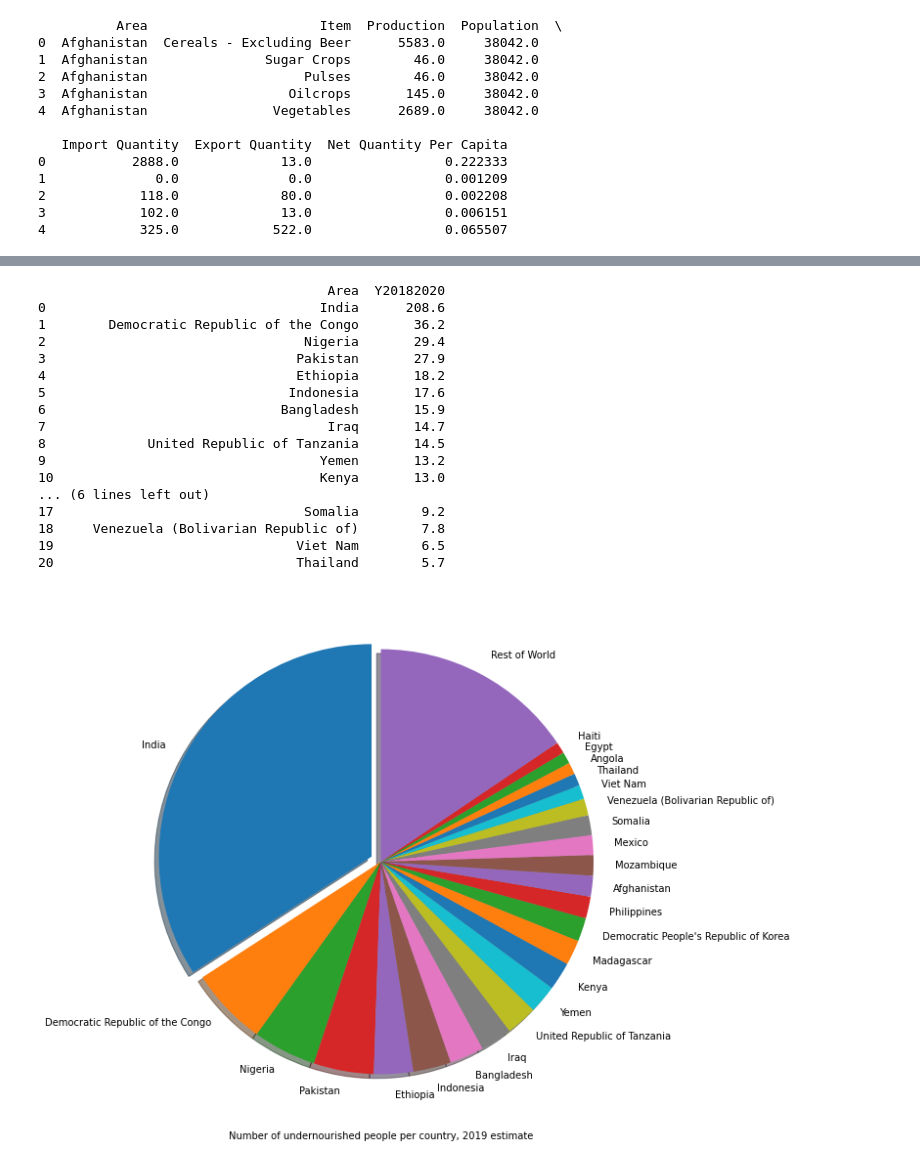
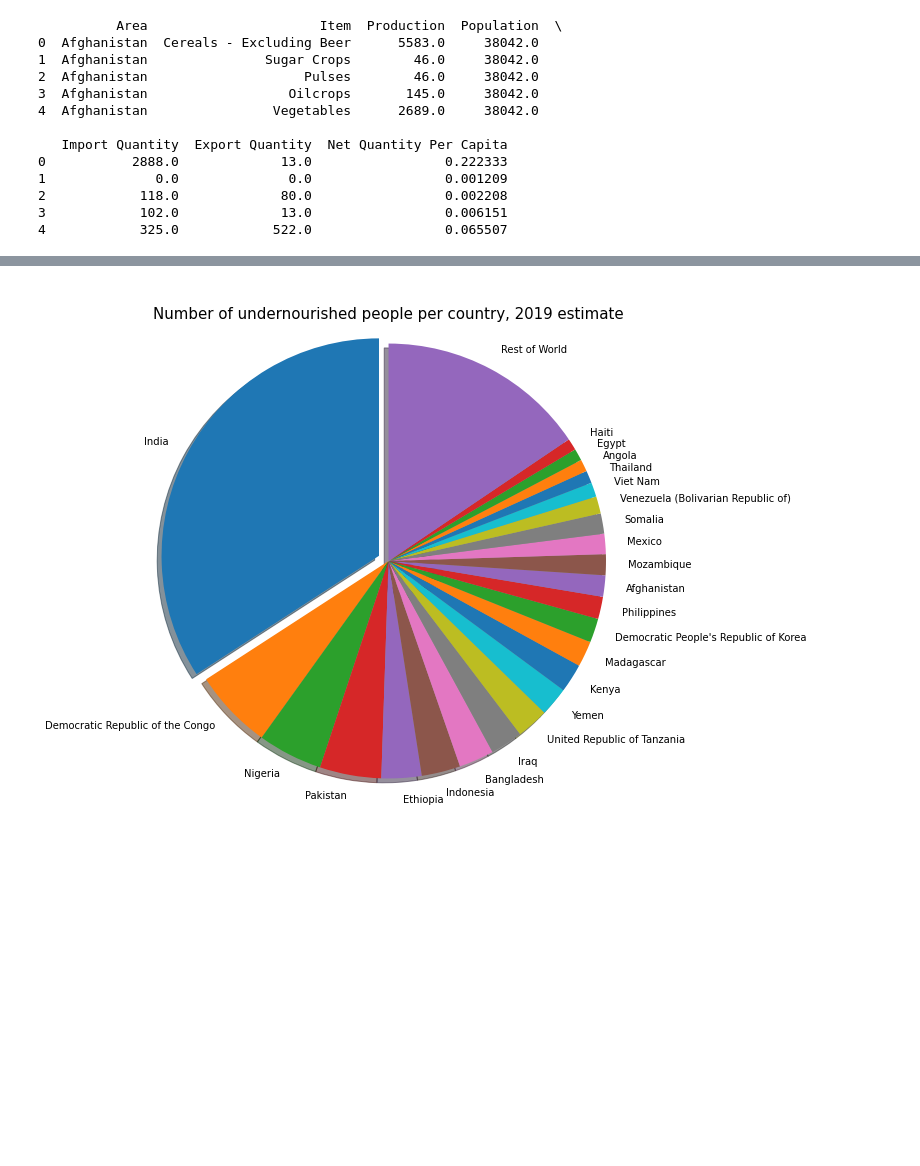
Before and after one commit to nitinjain96/food-security, a Jupyter notebook: exp/Exp001_playing_around_agriculture_production_data.ipynb, the cells around one changed output, grey strips where cells are left out. Saved outputs shown, nothing was run; the diff lists cells and outputs as text; code cells hidden in the pictures; blank space fills up the shorter version.

```diff
--- a/exp/Exp001_playing_around_agriculture_production_data.ipynb
+++ b/exp/Exp001_playing_around_agriculture_production_data.ipynb
@@ -275,7 +291,9 @@ exp_subdata.rename(columns={"Y2019": "Export Quantity"}, inplace=True)
 food_balances_data = prod_subdata.merge(imp_subdata, copy=False)
 food_balances_data = food_balances_data.merge(exp_subdata, copy=False)
 # %%
-food_balances_data["Net Quantity Per Capita"] = (food_balances_data["Production"] + food_balances_data["Import Quantity"] - food_balances_data["Export Quantity"])/food_balances_data["Population"]
+food_balances_data["Net Quantity Per Capita"] = (
+    food_balances_data["Production"] + food_balances_data["Import Quantity"] - food_balances_data["Export Quantity"]
+)/food_balances_data["Population"]
 print(food_balances_data.head())
 # %% [output]
           Area                      Item  Production  Population  \
@@ -294,10 +312,14 @@ print(food_balances_data.head())
 # %%
 # calculating India's rank wrt food available per capita, and finding countries neighbouring it
 def get_india_ranking_neighbours(prod_resource):
-    selected_resource_data = food_balances_data[food_balances_data['Item'] == prod_resource].reset_index(drop=True)
+    selected_resource_data = food_balances_data[
+        food_balances_data['Item'] == prod_resource
+    ].reset_index(drop=True)
     selected_resource_data["Ranking"] = selected_resource_data["Net Quantity Per Capita"].rank(ascending=False)
     india_rank = int(selected_resource_data.loc[selected_resource_data["Area"] == "India"]["Ranking"])
-    range_df = selected_resource_data[(selected_resource_data["Ranking"] >= india_rank-3) & (selected_resource_data["Ranking"] <= india_rank+3)]
+    range_df = selected_resource_data[
+        (selected_resource_data["Ranking"] >= india_rank-3)
+        & (selected_resource_data["Ranking"] <= india_rank+3)]
     return list(range_df["Area"])
 
 # cereals
@@ -334,4 +356,6 @@ comparison_countries
 # %%
 food_insecurity_data_all = pd.read_csv("../data/Food_Security_Data_E_All_Data_NOFLAG.csv", encoding = "ISO-8859-1")
-print(food_insecurity_data_all.head(10))
-food_insecurity_data = food_insecurity_data_all[food_insecurity_data_all["Item"] == "Prevalence of moderate or severe food insecurity in the total population (percent) (3-year average)"]
+# print(food_insecurity_data_all.head(10))
+food_insecurity_data = food_insecurity_data_all[
+    food_insecurity_data_all["Item"] == "Prevalence of moderate or severe food insecurity in the total population (percent) (3-year average)"
+]
@@ -356,6 +362,8 @@ food_insecurity_data = food_insecurity_data_all[food_insecurity_data_all["Item"]
 # %%
 food_insecurity_data = food_insecurity_data[["Area", "Y20182020"]]
-food_insecurity_data = food_insecurity_data[food_insecurity_data["Area"].isin(comparison_countries)]
+food_insecurity_data = food_insecurity_data[
+    food_insecurity_data["Area"].isin(comparison_countries)
+]
 food_insecurity_data["Y20182020"] = pd.to_numeric(food_insecurity_data["Y20182020"], downcast = "float")
 
 # calculating value for India
@@ -384,52 +399,47 @@ plt.show()
 # %%
 pd.options.mode.chained_assignment = None
 
-undernourished_df = food_insecurity_data_all[food_insecurity_data_all["Item"] == "Number of people undernourished (million) (3-year average)"]
+undernourished_df = food_insecurity_data_all[
+    food_insecurity_data_all["Item"] == "Number of people undernourished (million) (3-year average)"
+]
 undernourished_df.replace("<0.1", "0", inplace=True)
 undernourished_df["Y20182020"] = pd.to_numeric(undernourished_df["Y20182020"])
 
 #calculating for India
 india_undernourished = 269.5 - 60.9
 undernourished_df = undernourished_df[undernourished_df["Area Code"] < 400]
 undernourished_df = undernourished_df[["Area", "Y20182020"]]
 
 # concatenating other countries into a 'Rest of World' row
 undernourished_df.loc[undernourished_df["Area"] == "India", "Y20182020"] = india_undernourished
 undernourished_df.dropna(inplace=True)
 undernourished_df_refined = undernourished_df.nlargest(24, "Y20182020")
 top_undernourished = list(undernourished_df_refined["Area"])
 undernourished_rest = undernourished_df[~undernourished_df["Area"].isin(top_undernourished)]["Y20182020"].sum()
-undernourished_df_refined = undernourished_df_refined.append({"Area": "Rest of World", "Y20182020": undernourished_rest}, ignore_index=True)
+undernourished_df_refined = undernourished_df_refined.append(
+    {"Area": "Rest of World", "Y20182020": undernourished_rest},
+    ignore_index=True
+)
 
 # plotting
 fig = plt.figure(figsize = (10,10))
 explode_arr = []
 for country in undernourished_df_refined["Area"]:
     if country == "India":
         explode_arr.append(0.05)
     else:
         explode_arr.append(0)
-plt.pie(undernourished_df_refined["Y20182020"], labels=undernourished_df_refined["Area"], startangle=90, explode=explode_arr, shadow=True)
-plt.xlabel("Number of undernourished people per country, 2019 estimate")
+plt.pie(
+    undernourished_df_refined["Y20182020"],
+    labels=undernourished_df_refined["Area"],
+    startangle=90,
+    explode=explode_arr,
+    shadow=True
+)
+plt.title("Number of undernourished people per country, 2019 estimate", fontsize=15, y=1.0, pad=-30)
 plt.show()
+fig.savefig('../images/Exp1/undernourished_breakup.jpg', bbox_inches='tight')
 # %% [output]
-                                     Area  Y20182020
-0                                   India      208.6
-1        Democratic Republic of the Congo       36.2
-2                                 Nigeria       29.4
-3                                Pakistan       27.9
-4                                Ethiopia       18.2
-5                               Indonesia       17.6
-6                              Bangladesh       15.9
-7                                    Iraq       14.7
-8             United Republic of Tanzania       14.5
-9                                   Yemen       13.2
-10                                  Kenya       13.0
-... (6 lines left out)
-17                                Somalia        9.2
-18     Venezuela (Bolivarian Republic of)        7.8
-19                               Viet Nam        6.5
-20                               Thailand        5.7
-[figure, old version]
+[figure, new version]
 # %%
 #
```
Also changed, not shown: parts of 9 cells of this notebook, 8 other files.
